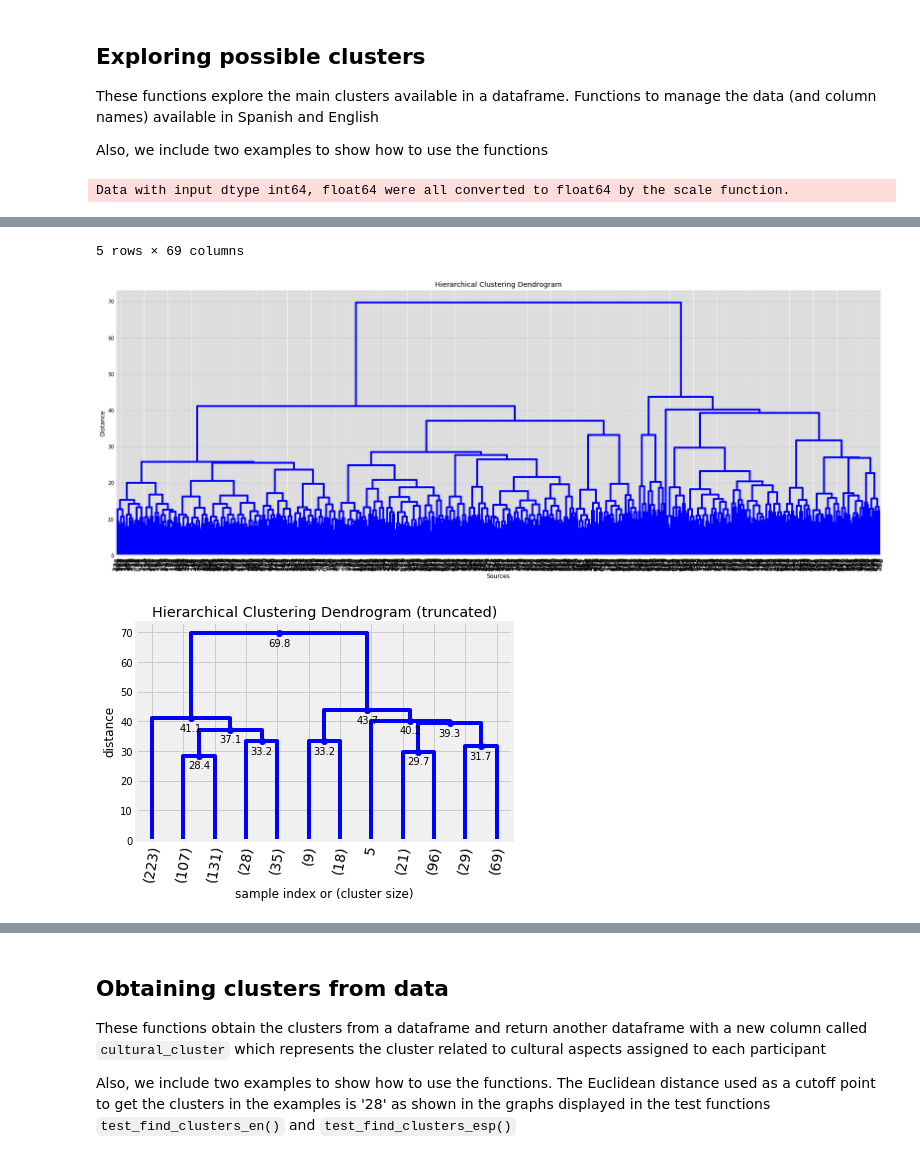
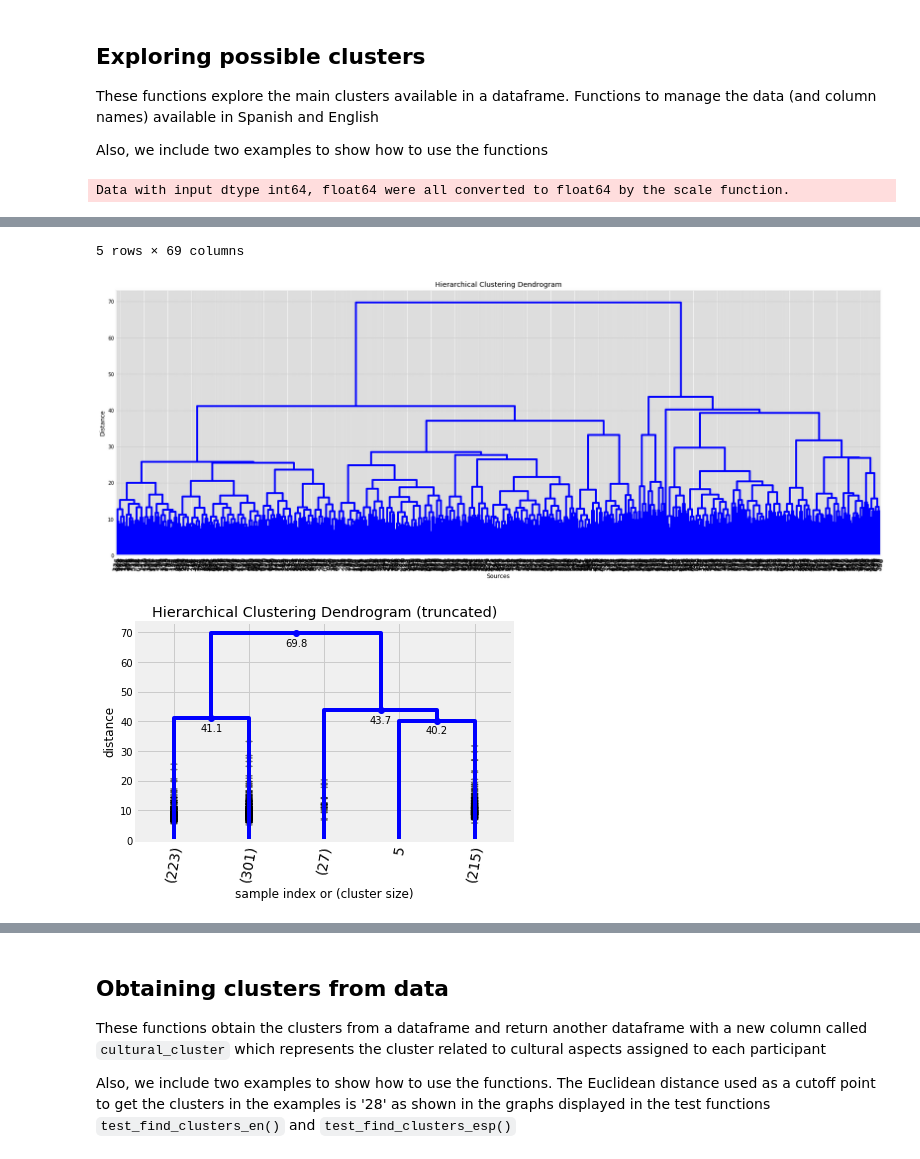
Before and after one commit to felicidadgsanchez/visual-literacy-survey-2018, a Jupyter notebook: notebooks/cultural_clustering.ipynb, the cells around one changed output, grey strips where cells are left out. Saved outputs shown, nothing was run; the diff lists cells and outputs as text; code cells hidden in the pictures.

Commit message:
Updating cultural clustering to find 5 clusters

```diff
--- a/notebooks/cultural_clustering.ipynb
+++ b/notebooks/cultural_clustering.ipynb
@@ -110,7 +110,7 @@ These functions explore the main clusters available in a dataframe. Functions to
 
 Also, we include two examples to show how to use the functions
 # %%
-def test_find_clusters_en(dataframe):
+def test_find_clusters_en(dataframe, n_clusters=12):
     clusters = dataframe.copy(True)
     clusters = drop_text_columns_en(clusters)
     clusters = drop_optional_columns_en(clusters)
@@ -146,7 +146,7 @@ def test_find_clusters_en(dataframe):
     fancy_dendrogram(
         cluster_tree,
         truncate_mode='lastp',
-        p=12,
+        p=n_clusters,
         leaf_rotation=80.,
         leaf_font_size=14.,
         show_contracted=True,
@@ -202,16 +202,16 @@ def test_find_clusters_esp(dataframe):
 
     plt.show()
 # %%
-test_find_clusters_en(get_dataframe_analysis_en(True))
+test_find_clusters_en(get_dataframe_analysis_en(True), 5)
 # %% [output]
 Data with input dtype int64, float64 were all converted to float64 by the scale function.
 |  | Age | Are you able to express verbally ... | Classify your degree of vision | Do you have access to devices (co... | Do you have any visual deficienci... | ... |
 | 0 | 0.348981 | -0.484991 | -1.218193 | 0.542426 | -0.430664 | ... |
 | 1 | 2.356095 | -0.484991 | -1.218193 | 0.542426 | -0.430664 | ... |
 | 2 | -0.373580 | -0.484991 | -0.035466 | 0.542426 | -0.430664 | ... |
 | 3 | -0.132726 | -0.484991 | -0.035466 | 0.542426 | -0.430664 | ... |
 | 4 | -0.694718 | -1.535804 | -0.035466 | 0.542426 | -0.430664 | ... |
 5 rows × 69 columns
 [figure]
-[figure, old version]
+[figure, new version]
 # %%
```
Also changed, not shown: parts of 6 cells of this notebook.
